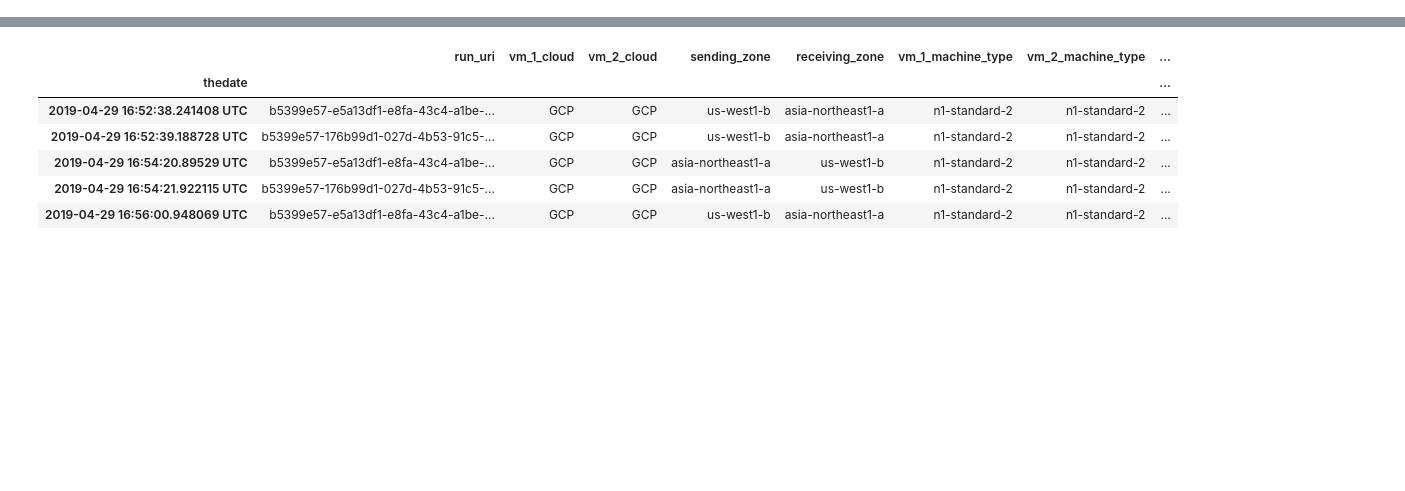
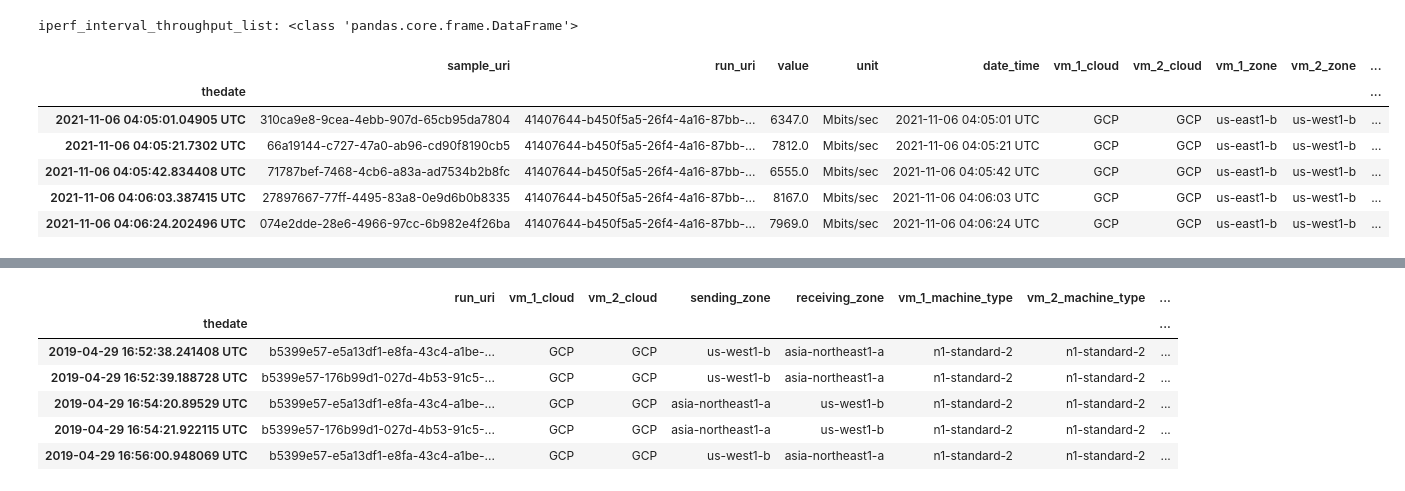
Before and after one commit to SMU-ATT-Center-for-Virtualization/network_performance_anomaly_detect, a Jupyter notebook: fulldataprepfile.ipynb, the cells around one changed output, grey strips where cells are left out. Saved outputs shown, nothing was run; the diff lists cells and outputs as text; code cells hidden in the pictures; blank space fills up the shorter version.

```diff
--- a/data_prep_test.ipynb
+++ b/fulldataprepfile.ipynb
@@ -30,0 +6,25 @@ df = df.set_index('thedate')
+# %%
+filename = 'C:\\Users\\Troy\\Downloads\\BigQuery Results_Big Query Results.csv'
+pd.options.display.max_rows = 9999
+df = pd.read_csv(filename)
+
+print(f"iperf_interval_throughput_list: {type(df)}")
+#print(f"iperf_interval_throughput_list: {df[["iperf_interval_throughput_list"]]}")
+#print(f"iperf_interval_throughput_list: {df.loc("iperf_interval_throughput_list")}")
+#print(df[39:40])
+
+#print(df.info())
+df.sort_values(by=['date_time', 'run_uri'], inplace=True, ascending=True)
+df = df.set_index('thedate')
+pd.set_option("display.max_columns", None)
+pd.set_option("display.max_rows", 20)
+df.head()
+# %% [output]
+iperf_interval_throughput_list: <class 'pandas.core.frame.DataFrame'>
+|  | sample_uri | run_uri | value | unit | date_time | vm_1_cloud | vm_2_cloud | vm_1_zone | vm_2_zone | ... |
+| thedate |  |  |  |  |  |  |  |  |  | ... |
+| 2021-11-06 04:05:01.04905 UTC | 310ca9e8-9cea-4ebb-907d-65cb95da7804 | 41407644-b450f5a5-26f4-4a16-87bb-... | 6347.0 | Mbits/sec | 2021-11-06 04:05:01 UTC | GCP | GCP | us-east1-b | us-west1-b | ... |
+| 2021-11-06 04:05:21.7302 UTC | 66a19144-c727-47a0-ab96-cd90f8190cb5 | 41407644-b450f5a5-26f4-4a16-87bb-... | 7812.0 | Mbits/sec | 2021-11-06 04:05:21 UTC | GCP | GCP | us-east1-b | us-west1-b | ... |
+| 2021-11-06 04:05:42.834408 UTC | 71787bef-7468-4cb6-a83a-ad7534b2b8fc | 41407644-b450f5a5-26f4-4a16-87bb-... | 6555.0 | Mbits/sec | 2021-11-06 04:05:42 UTC | GCP | GCP | us-east1-b | us-west1-b | ... |
+| 2021-11-06 04:06:03.387415 UTC | 27897667-77ff-4495-83a8-0e9d6b0b8335 | 41407644-b450f5a5-26f4-4a16-87bb-... | 8167.0 | Mbits/sec | 2021-11-06 04:06:03 UTC | GCP | GCP | us-east1-b | us-west1-b | ... |
+| 2021-11-06 04:06:24.202496 UTC | 074e2dde-28e6-4966-97cc-6b982e4f26ba | 41407644-b450f5a5-26f4-4a16-87bb-... | 7969.0 | Mbits/sec | 2021-11-06 04:06:24 UTC | GCP | GCP | us-east1-b | us-west1-b | ... |
```
Also changed, not shown: parts of 14 cells of this notebook, 9 other files.
